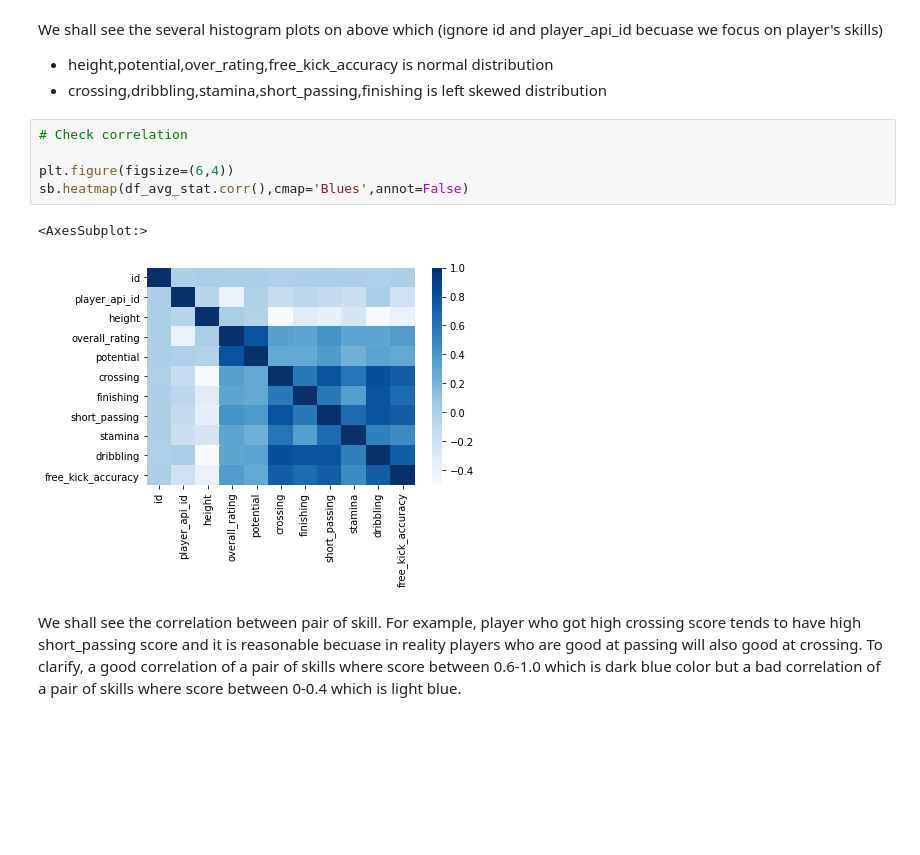
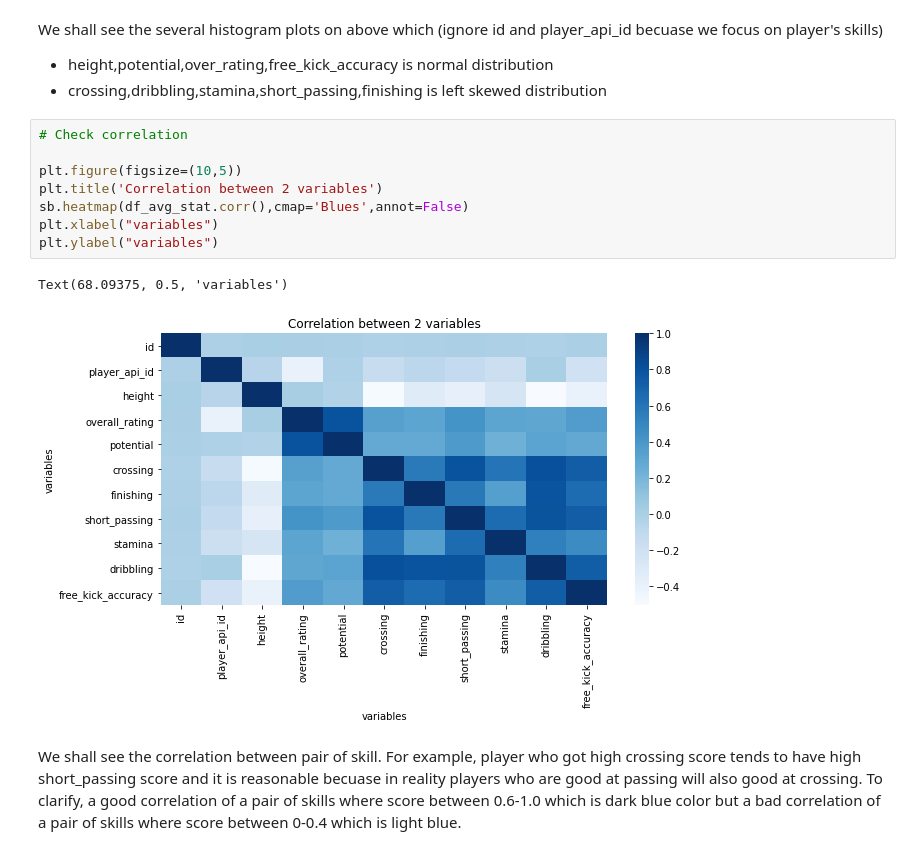
Before and after one commit to Panuvat-Dan/Investigate-a-dataset, a Jupyter notebook: investigate-a-dataset-template.ipynb, the cells around one changed output. Drawn from its saved outputs; the diff is of its cells as text; blank space fills up the shorter version.

```diff
--- a/investigate-a-dataset-template.ipynb
+++ b/investigate-a-dataset-template.ipynb
@@ -397,11 +397,14 @@ We shall see the several histogram plots on above which  (ignore id and player_a
 # %%
 # Check correlation
 
-plt.figure(figsize=(6,4))
+plt.figure(figsize=(10,5))
+plt.title('Correlation between 2 variables')
 sb.heatmap(df_avg_stat.corr(),cmap='Blues',annot=False)
+plt.xlabel("variables")
+plt.ylabel("variables")
 # %% [output]
-<AxesSubplot:>
+Text(68.09375, 0.5, 'variables')
-[figure, old version]
+[figure, new version]
 # %% [markdown]
 We shall see the correlation between pair of skill. For example, player who got high crossing score tends to have high short_passing score and it is reasonable becuase in reality players who are good at passing will also good at crossing. To clarify, a good correlation of a pair of skills where score between 0.6-1.0 which is dark blue color but a bad correlation of a pair of skills where score between 0-0.4 which is light blue.
 # %%
```
Also changed, not shown: parts of 4 cells of this notebook, 1 other file.
